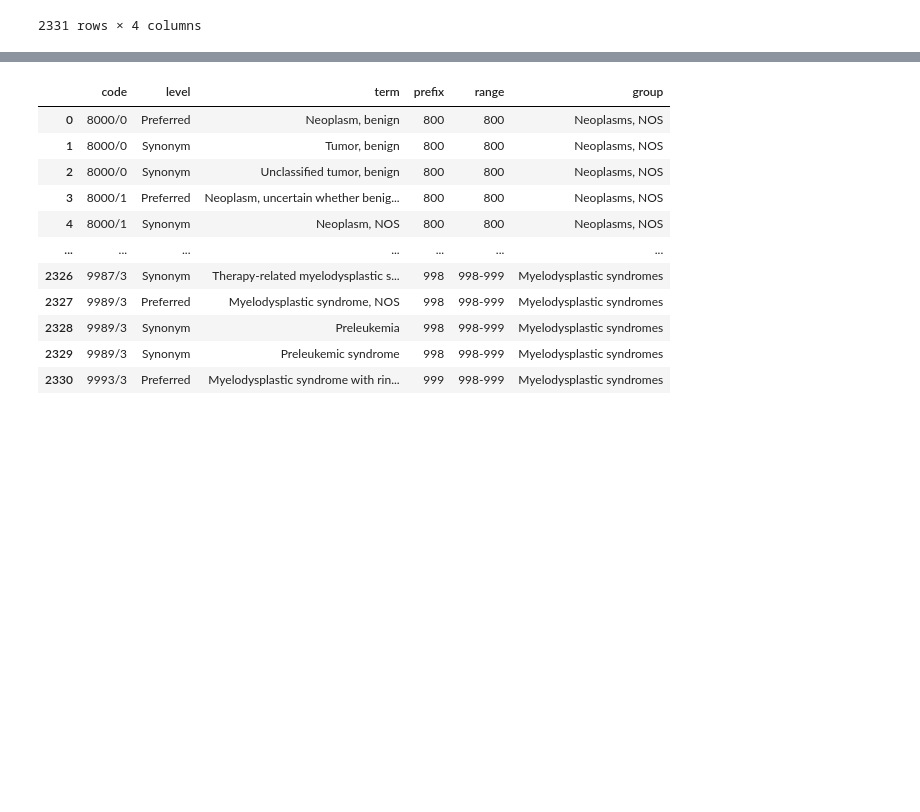
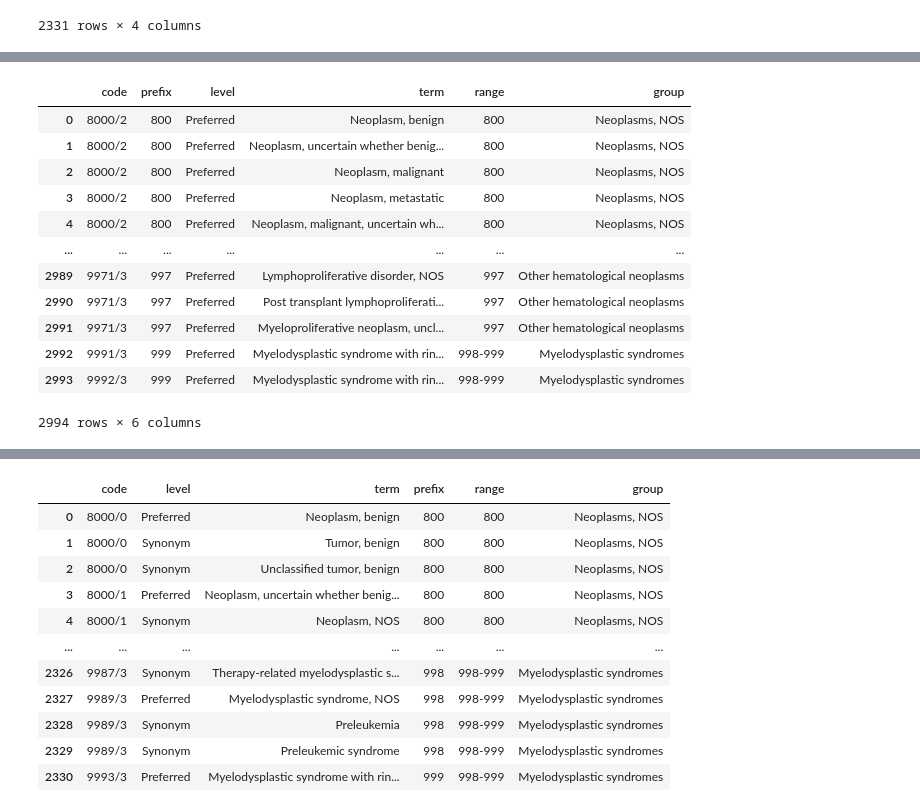
Before and after one commit to Chloe-Thangavelu/ICDO_Diagnosis_Mapper, a Jupyter notebook: notebooks/01_explore_and_build_mapping.ipynb, the cells around one changed output, grey strips where cells are left out. Cells and saved outputs as stored; diff of their text form; code cells hidden in the pictures; blank space fills up the shorter version.

Commit message:
feat: add missing ICD-O-3 diagnostic codes to mapping file
Appended missing codes identified in the NCCR/SEER datasets to mapping file.

```diff
--- a/notebooks/01_explore_and_build_mapping.ipynb
+++ b/notebooks/01_explore_and_build_mapping.ipynb
@@ -162,0 +181,4 @@ mapping_file = diagnosis_df.merge(
+# %%
+file_path = '../data/missing_codes/Missing_Codes.xlsx'
+missing_codes = pd.read_excel(file_path)
+missing_codes
@@ -162,0 +199,19 @@ mapping_file = diagnosis_df.merge(
+# %%
+missing_code_info = mapping_file[mapping_file['level'] == 'Preferred']
+missing_code_info = missing_code_info.drop(columns=['code'])
+# %%
+missing_codes = pd.merge(missing_codes, missing_code_info, on="prefix", how= "left")
+# %% [output]
+|  | code | prefix | level | term | range | group |
+| 0 | 8000/2 | 800 | Preferred | Neoplasm, benign | 800 | Neoplasms, NOS |
+| 1 | 8000/2 | 800 | Preferred | Neoplasm, uncertain whether benig... | 800 | Neoplasms, NOS |
+| 2 | 8000/2 | 800 | Preferred | Neoplasm, malignant | 800 | Neoplasms, NOS |
+| 3 | 8000/2 | 800 | Preferred | Neoplasm, metastatic | 800 | Neoplasms, NOS |
+| 4 | 8000/2 | 800 | Preferred | Neoplasm, malignant, uncertain wh... | 800 | Neoplasms, NOS |
+| ... | ... | ... | ... | ... | ... | ... |
+| 2989 | 9971/3 | 997 | Preferred | Lymphoproliferative disorder, NOS | 997 | Other hematological neoplasms |
+| 2990 | 9971/3 | 997 | Preferred | Post transplant lymphoproliferati... | 997 | Other hematological neoplasms |
+| 2991 | 9971/3 | 997 | Preferred | Myeloproliferative neoplasm, uncl... | 997 | Other hematological neoplasms |
+| 2992 | 9991/3 | 999 | Preferred | Myelodysplastic syndrome with rin... | 998-999 | Myelodysplastic syndromes |
+| 2993 | 9992/3 | 999 | Preferred | Myelodysplastic syndrome with rin... | 998-999 | Myelodysplastic syndromes |
+2994 rows × 6 columns
```
Also changed, not shown: parts of 14 cells of this notebook, 4 other files.
